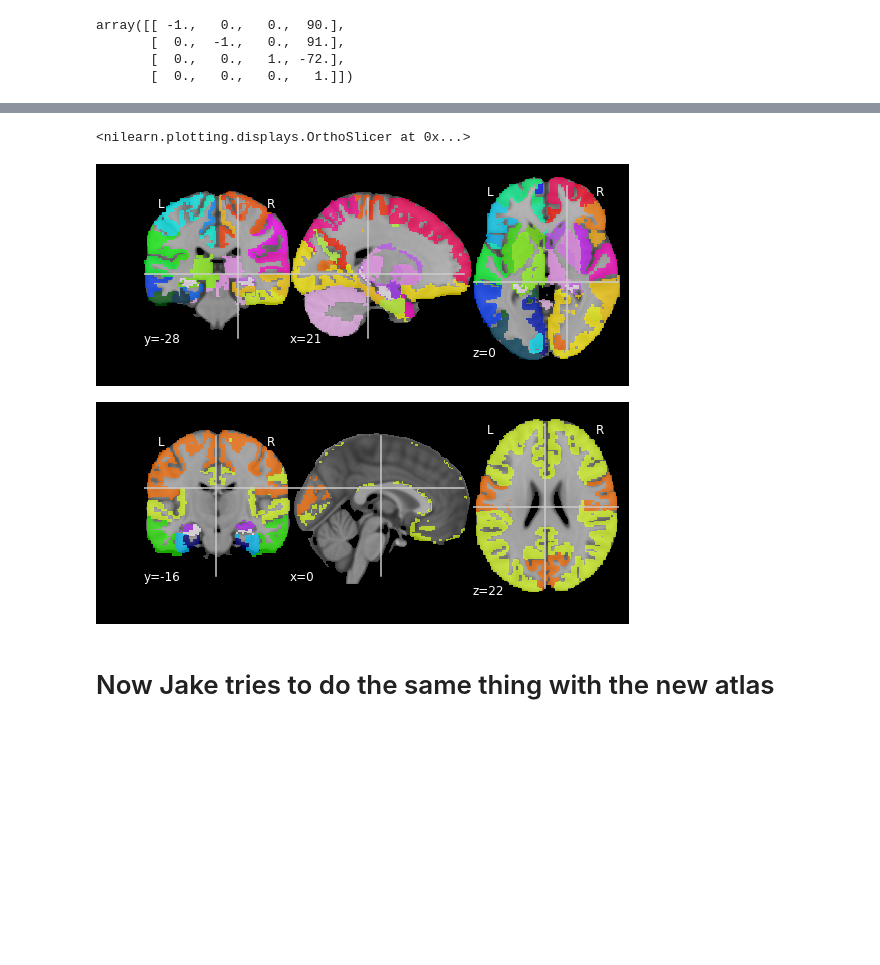
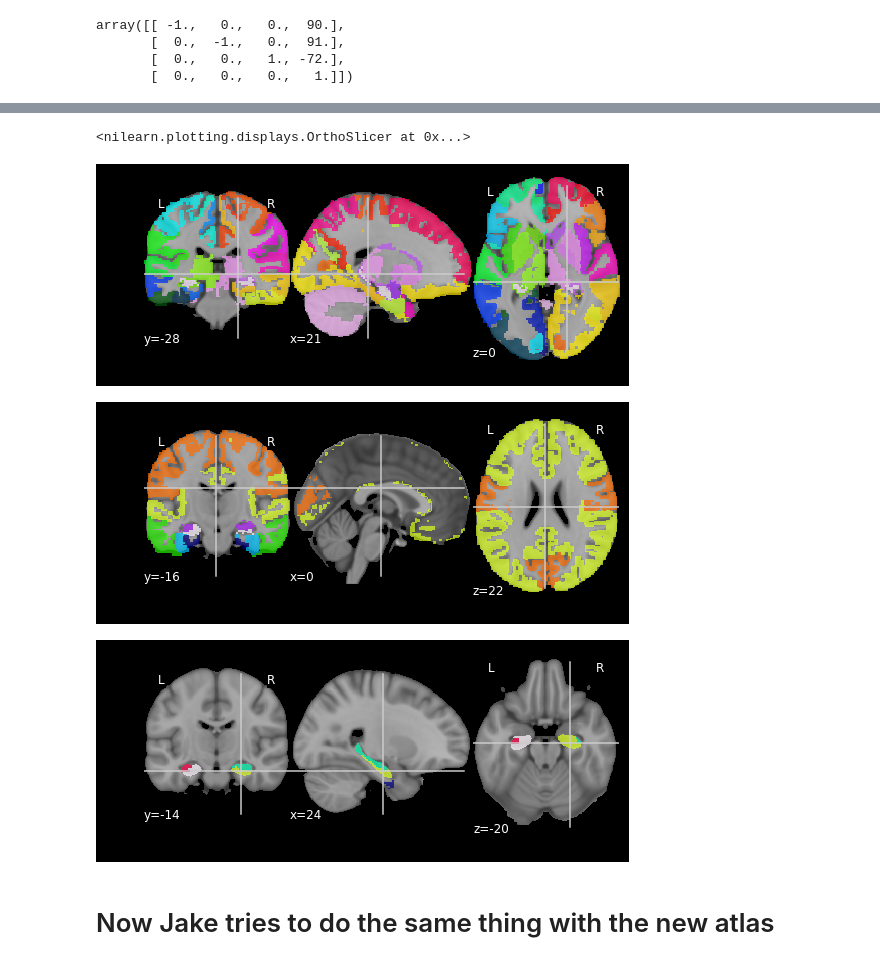
Before and after one commit to gkiar/alzhippo, a Jupyter notebook: code/atlas_aligned.ipynb, the cells around one changed output, grey strips where cells are left out. Saved outputs shown, nothing was run; the diff lists cells and outputs as text; code cells hidden in the pictures; blank space fills up the shorter version.

Commit message:
added alignment of dilated parcellation

```diff
--- a/code/atlas_aligned.ipynb
+++ b/code/atlas_aligned.ipynb
@@ -13,7 +13,7 @@ array([[ -1.,   0.,   0.,  90.],
        [  0.,   0.,   1., -72.],
        [  0.,   0.,   0.,   1.]])
 # %%
-dkt = nib.load('./DKT_w_hipp_labels.nii.gz')
+dkt = nib.load('../data/DKT_w_hipp_labels_gk.nii.gz')
 dkt2 = image.resample_img(dkt, mni.affine, mni.shape)
 dkt.affine, dkt2.affine
 # %% [output]
@@ -25,7 +25,7 @@ dkt.affine, dkt2.affine
         [  0.,   0.,   1., -72.],
         [  0.,   0.,   0.,   1.]]))
 # %%
-cho = nib.load('./Cho_Braak_w_hipp_labels.nii.gz')
+cho = nib.load('../data/Cho_Braak_w_hipp_labels_gk.nii.gz')
 cho.affine
 cho2 = image.resample_img(cho, mni.affine, mni.shape)
 cho.affine, cho2.affine
@@ -37,3 +37,7 @@ cho.affine, cho2.affine
         [  0.,  -1.,   0.,  91.],
         [  0.,   0.,   1., -72.],
         [  0.,   0.,   0.,   1.]]))
+# %%
+dilated = nib.load('../data/dilated_hipp_parcellation.nii')
+dilated2 = image.resample_img(dilated, mni.affine, mni.shape)
+dilated.affine, dilated2.affine
@@ -40,10 +52,12 @@ cho.affine, cho2.affine
 # %%
 plotting.plot_roi(dkt2, mni)
 plotting.plot_roi(cho2, mni)
+plotting.plot_roi(dilated, mni)
 # %% [output]
 <nilearn.plotting.displays.OrthoSlicer at 0x...>
 [figure]
 [figure]
+[figure, added]
 # %%
 nib.save(dkt2, './DKT_w_hipp_labels_gk.nii.gz')
 nib.save(cho2, './Cho_Braak_w_hipp_labels_gk.nii.gz')
```
Also changed, not shown: parts of 4 cells of this notebook.
